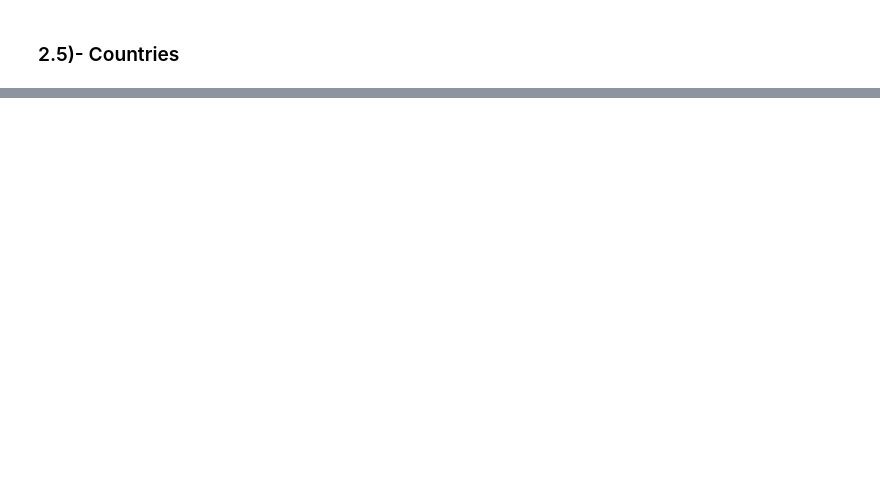
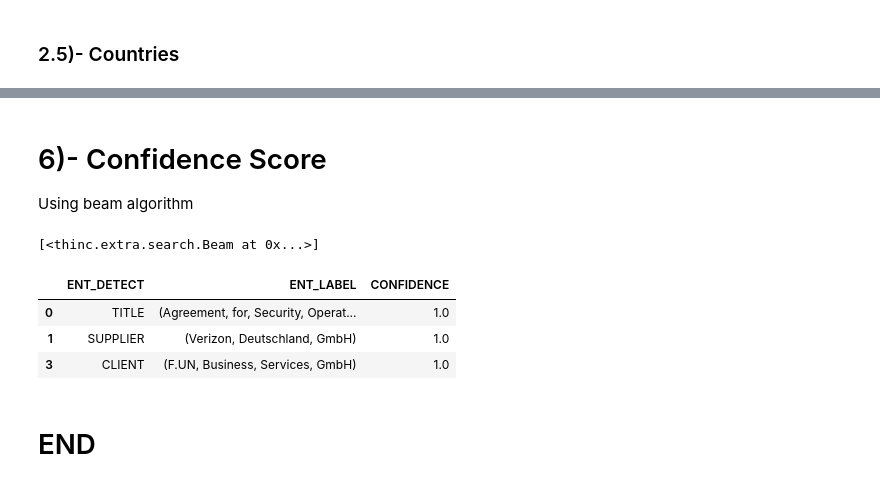
Before and after one commit to HassanSherwani/NLP-Natural-Language-Processing-, a Jupyter notebook: Custom_Named-Entity/Custom_NER5.ipynb, the cells around one changed output, grey strips where cells are left out. Saved outputs shown, nothing was run; the diff lists cells and outputs as text; code cells hidden in the pictures; blank space fills up the shorter version.

Commit message:
training+NLPruler+Beam

```diff
--- a/Custom_Named-Entity/Custom_NER5.ipynb
+++ b/Custom_Named-Entity/Custom_NER5.ipynb
@@ -601,0 +1159,10 @@ dates5 = ["2017"]
+# %%
+text = """Agreement for Security Operation Center Services between Verizon Deutschland GmbH Sebrathweg 20 D-44149 Dortmund‑ hereinafter referred to as “Contractor” ‑and F.UN Business Services GmbH Humboldtstraße 33 D-30169 Hannover‑ hereinafter referred to as “EBS” - both hereinafter collectively referred to as the “Contracting Parties” ‑ October 09, 2018."""
+# %%
+#convert to spacy token
+with nlp.disable_pipes('ner'):
+    doc = nlp(text)
+# %% [markdown]
+# 6)- Confidence Score
+
+Using beam algorithm
@@ -601,0 +1172,39 @@ dates5 = ["2017"]
+# %%
+threshold = 0.2
+beams = nlp.entity.beam_parse([ doc ], beam_width = 3, beam_density = 0.0001)
+beams
+# %% [output]
+[<thinc.extra.search.Beam at 0x...>]
+# %%
+entity_scores = defaultdict(float)
+for beam in beams:
+    for score, ents in nlp.entity.moves.get_beam_parses(beam):
+        for start, end, label in ents:
+            entity_scores[(start, end, label)] += score
+ent_found=[]
+ent_label=[]
+ent_score=[]
+
+for key in entity_scores:
+    start, end, label = key
+    score = entity_scores[key]
+    if ( score > threshold):
+        ent_found.append(label)
+        ent_label.append(doc[start:end])
+        ent_score.append(score)
+# %%
+df_ent_score = pd.DataFrame({'ENT_DETECT': [], 'ENT_LABEL': [],'CONFIDENCE':[]})
+df_ent_score['ENT_DETECT']=ent_found
+df_ent_score['ENT_LABEL']=ent_label
+df_ent_score['CONFIDENCE']=ent_score
+df_ent_score[(df_ent_score.ENT_DETECT=="TITLE") | (df_ent_score.ENT_DETECT=="CLIENT") |(df_ent_score.ENT_DETECT=="SUPPLIER")
+             | (df_ent_score.ENT_DETECT=="COUNTRIES")| (df_ent_score.ENT_DETECT=="Effective-DATES")| (df_ent_score.ENT_DETECT=="Signature-DATES")
+             | (df_ent_score.ENT_DETECT=="Termination-DATES")| (df_ent_score.ENT_DETECT=="Commencement-DATES")| (df_ent_score.ENT_DETECT=="END-DATES")
+             | (df_ent_score.ENT_DETECT=="CLIENT_CONTRACT_MANAGER")| (df_ent_score.ENT_DETECT=="SUPPLIER_CONTRACT_MANAGER")]
+# %% [output]
+|  | ENT_DETECT | ENT_LABEL | CONFIDENCE |
+| 0 | TITLE | (Agreement, for, Security, Operat... | 1.0 |
+| 1 | SUPPLIER | (Verizon, Deutschland, GmbH) | 1.0 |
+| 3 | CLIENT | (F.UN, Business, Services, GmbH) | 1.0 |
+# %% [markdown]
+# END
```
Also changed, not shown: parts of 42 cells of this notebook.
